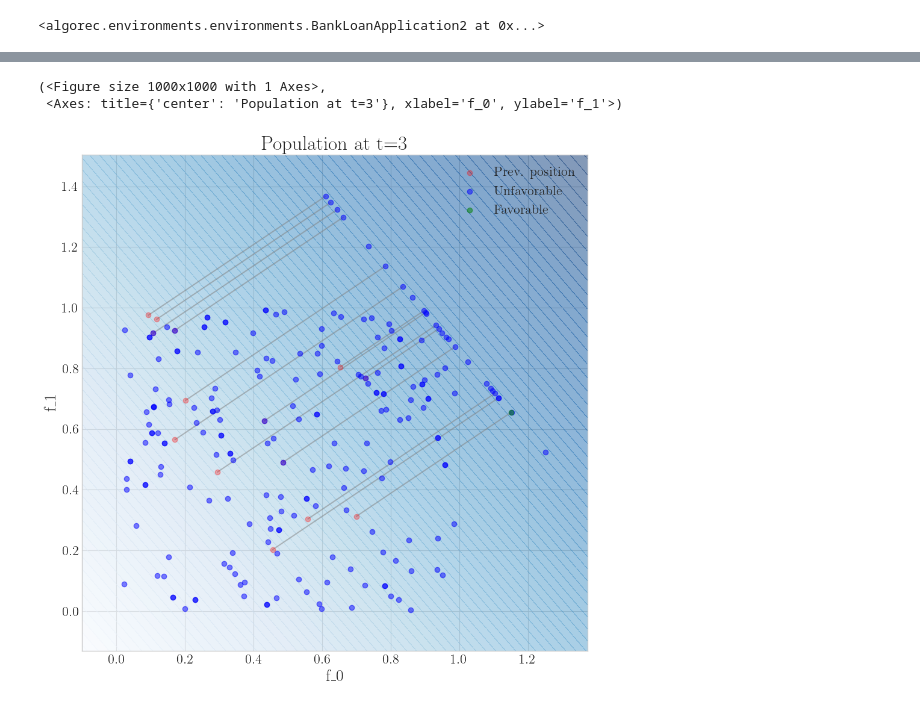
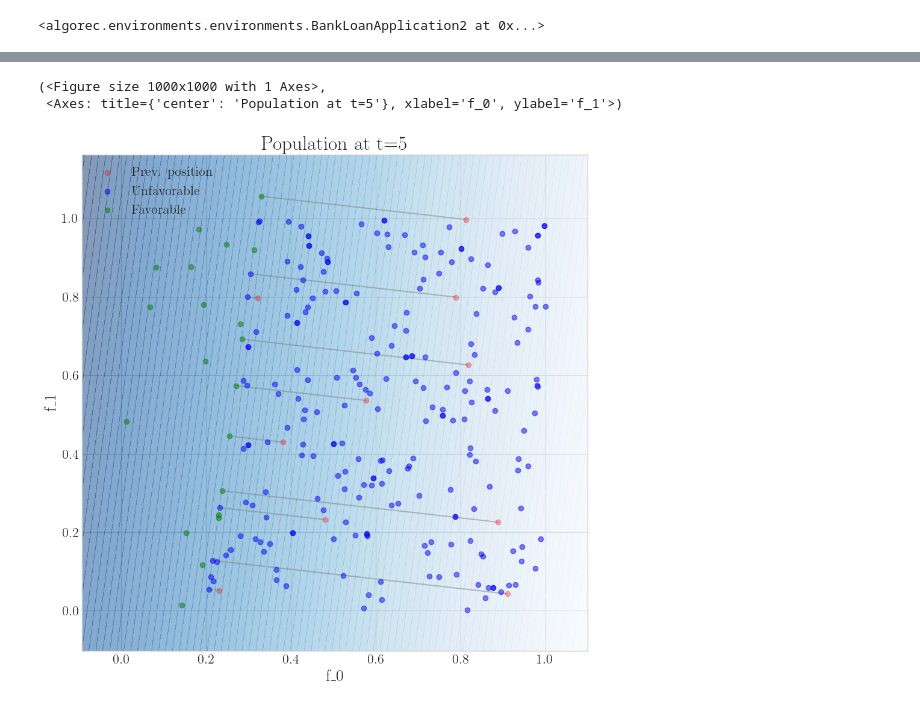
Before and after one commit to joaopfonseca/recourse-over-time, a Jupyter notebook: notebooks/1.1-bank-loan-env2.ipynb, the cells around one changed output, grey strips where cells are left out. Saved outputs shown, nothing was run; the diff lists cells and outputs as text; code cells hidden in the pictures.

Commit message:
Additional analysis of environment settings

```diff
--- a/notebooks/1.1-bank-loan-env2.ipynb
+++ b/notebooks/1.1-bank-loan-env2.ipynb
@@ -15,15 +15,15 @@ from algorec.environments import BankLoanApplication2
 set_matplotlib_style(16)
 
 # Some variables to define the problem
-RNG_SEED = 42
+RNG_SEED = 0
 N_CONTINUOUS = 2
 N_CAT = 0
 N_AGENTS = 100
 
 # Environment variables
-N_LOANS = 1  # np.array([20, 1, 10, 30, 0, 5, 50, 10, 40])
-ADAPTATION = 0.1  # np.array([.2, .1, .3, .25, .1, .4, .05, .05, .2])
-NEW_AGENTS = 40  # np.array([40, 10, 50, 5, 0, 100, 0, 0, 20])
+N_LOANS = 20  # np.array([20, 1, 10, 30, 0, 5, 50, 10, 40])
+ADAPTATION = 10  # np.array([.2, .1, .3, .25, .1, .4, .05, .05, .2])
+NEW_AGENTS = 50  # np.array([40, 10, 50, 5, 0, 100, 0, 0, 20])
 
 # TODO: end and stop from updating when population becomes too small
 
@@ -66,9 +66,9 @@ environment.plot.agent_scores()
 # %%
-environment.plot.scatter(3)
+environment.plot.scatter(5)
 # %% [output]
 (<Figure size 1000x1000 with 1 Axes>,
- <Axes: title={'center': 'Population at t=3'}, xlabel='f_0', ylabel='f_1'>)
+ <Axes: title={'center': 'Population at t=5'}, xlabel='f_0', ylabel='f_1'>)
-[figure, old version]
+[figure, new version]
 # %%
 environment.plot.scores_histogram(0)
 # %% [output]
```
Also changed, not shown: parts of 11 cells of this notebook, 1 other file.
